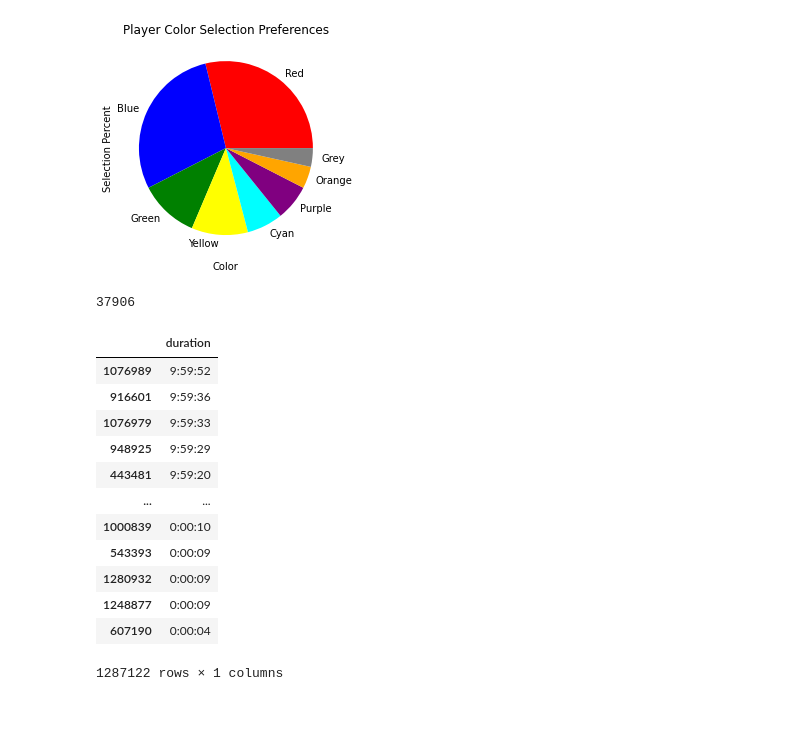
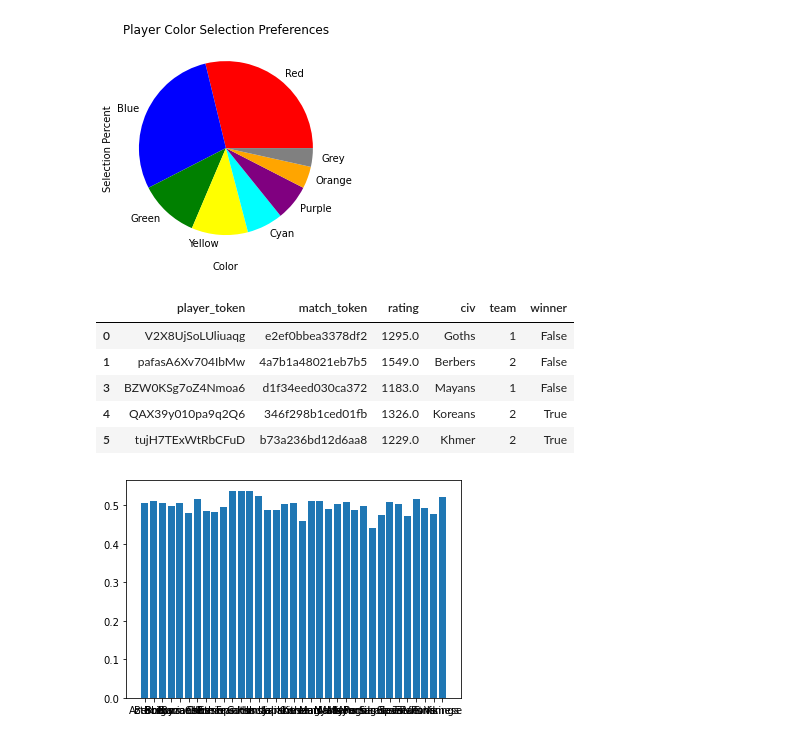
Before and after one commit to rishigoutam/aoe2, a Jupyter notebook: test_data.ipynb, the cells around one changed output. Cells and saved outputs as stored; diff of their text form; code cells hidden in the pictures; blank space fills up the shorter version.

Commit message:
Get and plot civ win rates

```diff
--- a/test_data.ipynb
+++ b/test_data.ipynb
@@ -125,7 +124,3 @@ plt.ylabel('Selection Percent')
 plt.show()
 # %% [output]
 [figure]
-# %%
-max(matches.patch.unique())
-# %% [output]
-37906
@@ -132,22 +129,18 @@ max(matches.patch.unique())
 # %%
 # Okay colors are pretty, but we need to look at win rates to determine if this game is balanced as per our hypothesis
 # matches.info()
 # we see nulls for average_rating column. perhaps this is for players new to the game who have no rating (i.e., this is their first game).
+# matches_copy = matches_copy.dropna(subset=['average_rating']) # don't need this if we just drop that column
 # we have 1331699 non null for everything else, 1287122 for average_rating
-matches_copy = matches.copy() # this will be our cleaned up matches. also we won't have to start from beginning and read csv if we mess up something
-matches_copy = matches_copy.dropna(subset=['average_rating'])
-# matches_copy.info() # now everything is 1287122 non nulls
+# this will be our cleaned up matches. also we won't have to start from beginning and read csv if we mess up something
+# we can also throw away useless columns
+# print(matches.columns)
+matches_copy = matches[['token', 'winning_team', 'ladder', 'patch', 'num_players', 'duration']].copy()
+players_copy = players[['token', 'match', 'rating', 'civ', 'team', 'winner']].copy()
 # %% [output]
-|  | duration |
-| 1076989 | 9:59:52 |
-| 916601 | 9:59:36 |
-| 1076979 | 9:59:33 |
-| 948925 | 9:59:29 |
-| 443481 | 9:59:20 |
-| ... | ... |
-| 1000839 | 0:00:10 |
-| 543393 | 0:00:09 |
-| 1280932 | 0:00:09 |
-| 1248877 | 0:00:09 |
-| 607190 | 0:00:04 |
+|  | player_token | match_token | rating | civ | team | winner |
+| 0 | V2X8UjSoLUliuaqg | e2ef0bbea3378df2 | 1295.0 | Goths | 1 | False |
+| 1 | pafasA6Xv704IbMw | 4a7b1a48021eb7b5 | 1549.0 | Berbers | 2 | False |
+| 3 | BZW0KSg7oZ4Nmoa6 | d1f34eed030ca372 | 1183.0 | Mayans | 1 | False |
+| 4 | QAX39y010pa9q2Q6 | 346f298b1ced01fb | 1326.0 | Koreans | 2 | True |
+| 5 | tujH7TExWtRbCFuD | b73a236bd12d6aa8 | 1229.0 | Khmer | 2 | True |
-1287122 rows × 1 columns
@@ -161,0 +171,6 @@ matches_copy = matches_copy.dropna(subset=['average_rating'])
+# %%
+# plot win rates
+plt.bar(win_rates.civ, win_rates.win_rate)
+plt.show()
+# %% [output]
+[figure, added]
```
Also changed, not shown: parts of 6 cells of this notebook.
